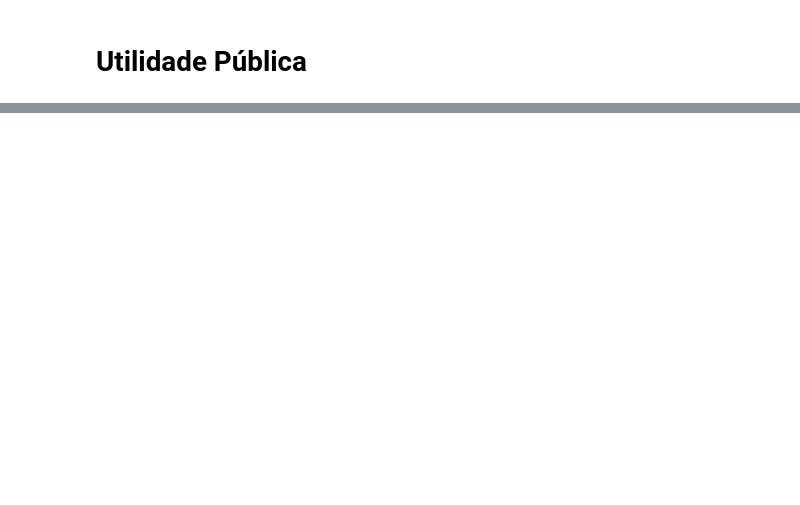
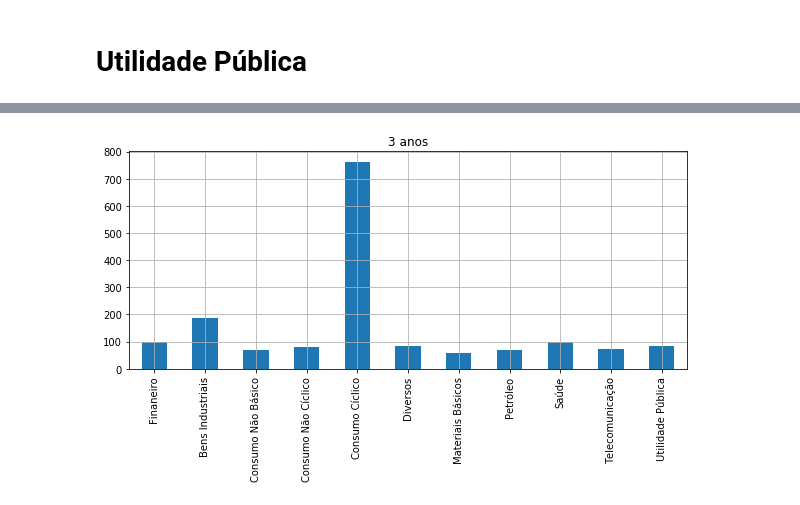
Before and after one commit to albertoivo/nossasrotas-finance, a Jupyter notebook: Brasil Setores.ipynb, the cells around one changed output, grey strips where cells are left out. Cells and saved outputs as stored; diff of their text form; code cells hidden in the pictures; blank space fills up the shorter version.

```diff
--- a/Brasil Setores.ipynb
+++ b/Brasil Setores.ipynb
@@ -293,0 +444,6 @@ print('Últimos 10 anos:', get_means(df, stocks.utilidade_publica, -21*12*10), '
+# %%
+setor_df['3 anos'].plot(kind='bar', figsize=(10,4))
+plt.title('3 anos')
+plt.grid()
+# %% [output]
+[figure, added]
```
Also changed, not shown: parts of 16 cells of this notebook.
